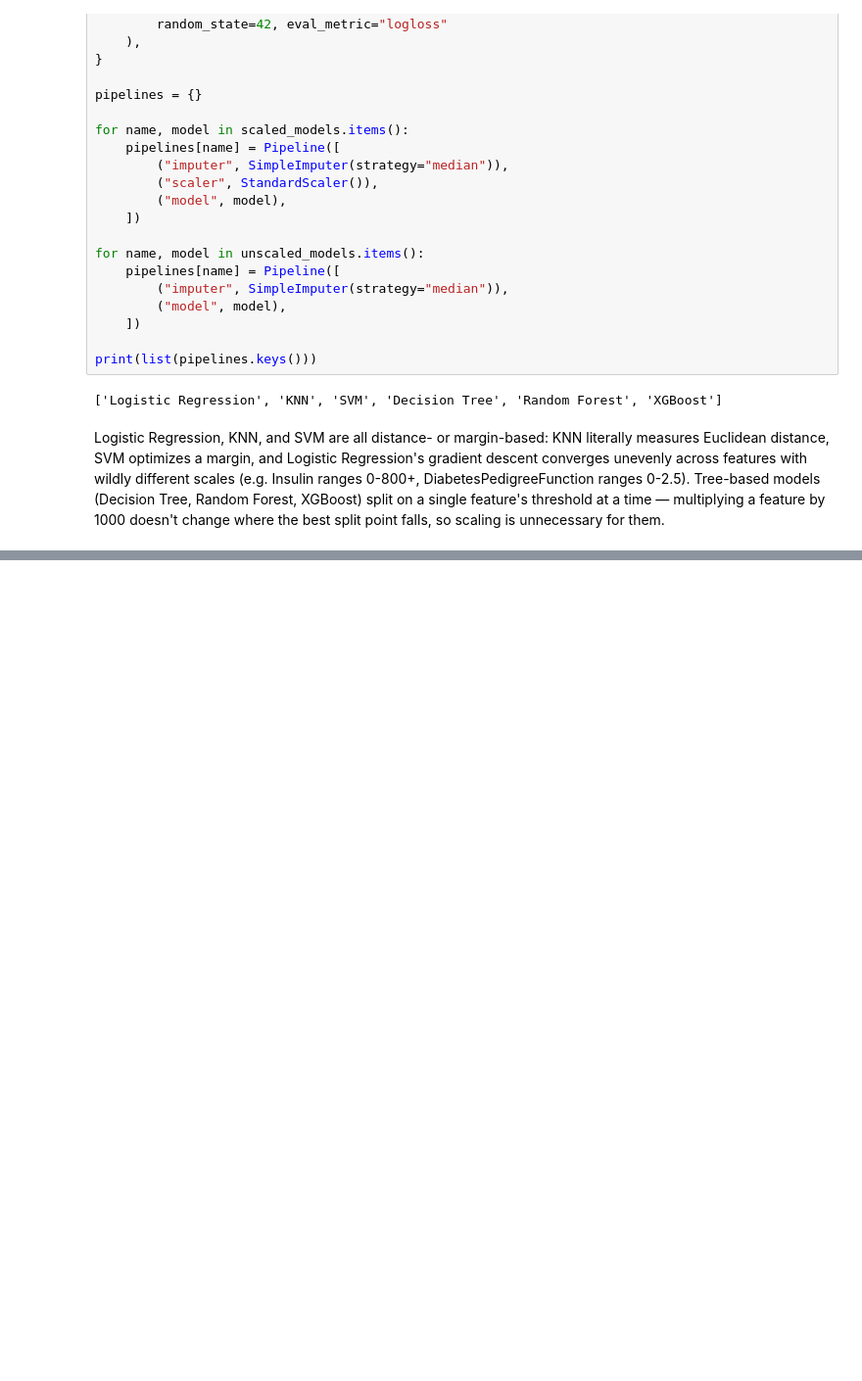
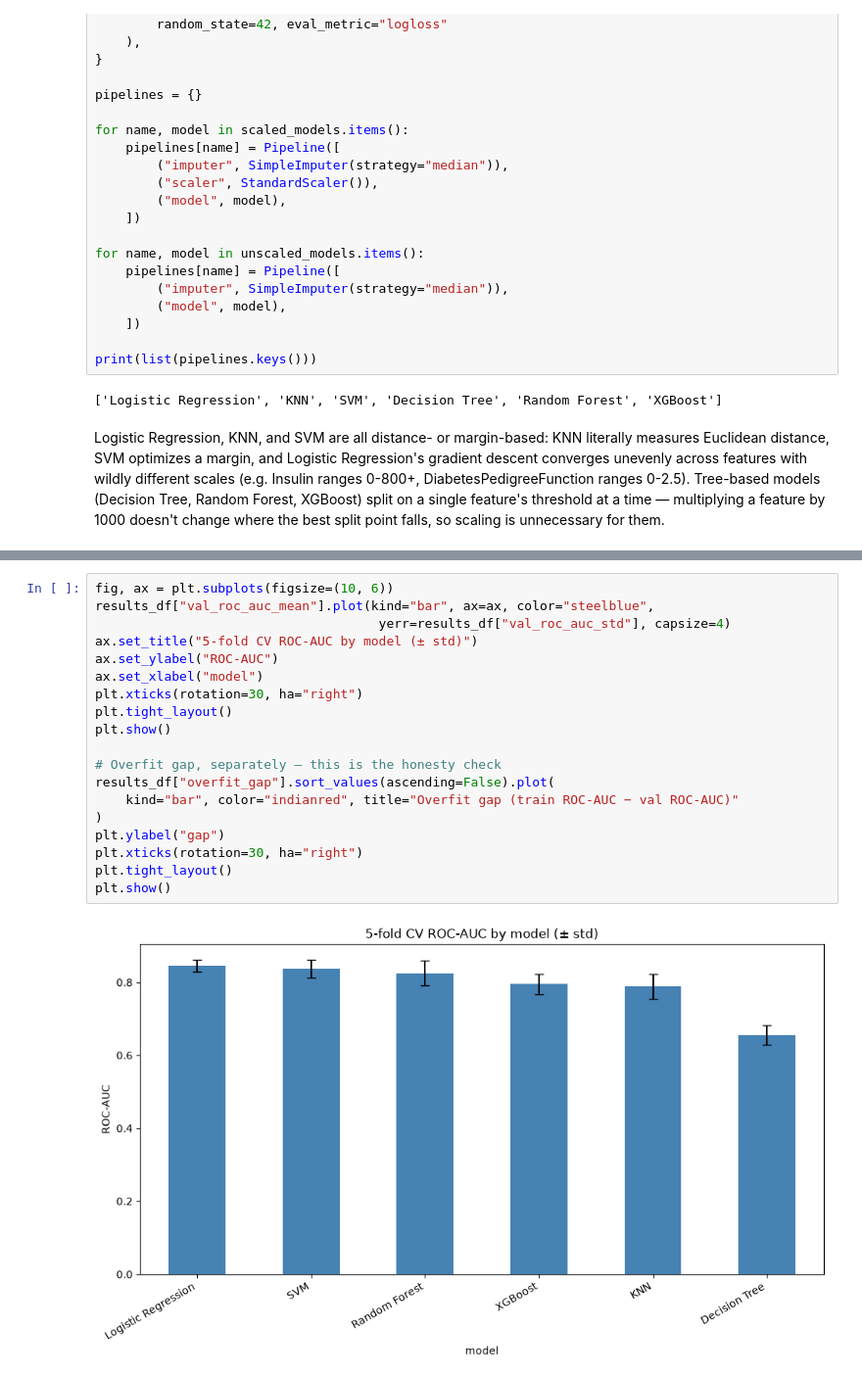
Before and after one commit to nbharats/tcn-ai-ml-45days, a Jupyter notebook: Sugarsense_Diabetes_Screening/notebooks/sugarsense.ipynb, the cells around one changed output, grey strips where cells are left out. Shown at 98% size. Cells and saved outputs as stored; diff of their text form; blank space fills up the shorter version.

Commit message:
Phase 5: model comparison - 6 models, 5-fold CV, overfit gap analysis

```diff
--- a/Sugarsense_Diabetes_Screening/notebooks/sugarsense.ipynb
+++ b/Sugarsense_Diabetes_Screening/notebooks/sugarsense.ipynb
@@ -194,0 +246,21 @@ Logistic Regression, KNN, and SVM are all distance- or margin-based: KNN literal
+# %%
+fig, ax = plt.subplots(figsize=(10, 6))
+results_df["val_roc_auc_mean"].plot(kind="bar", ax=ax, color="steelblue",
+                                     yerr=results_df["val_roc_auc_std"], capsize=4)
+ax.set_title("5-fold CV ROC-AUC by model (± std)")
+ax.set_ylabel("ROC-AUC")
+ax.set_xlabel("model")
+plt.xticks(rotation=30, ha="right")
+plt.tight_layout()
+plt.show()
+
+# Overfit gap, separately — this is the honesty check
+results_df["overfit_gap"].sort_values(ascending=False).plot(
+    kind="bar", color="indianred", title="Overfit gap (train ROC-AUC − val ROC-AUC)"
+)
+plt.ylabel("gap")
+plt.xticks(rotation=30, ha="right")
+plt.tight_layout()
+plt.show()
+# %% [output]
+[figure, added]
```
Also changed, not shown: parts of 3 cells of this notebook.
